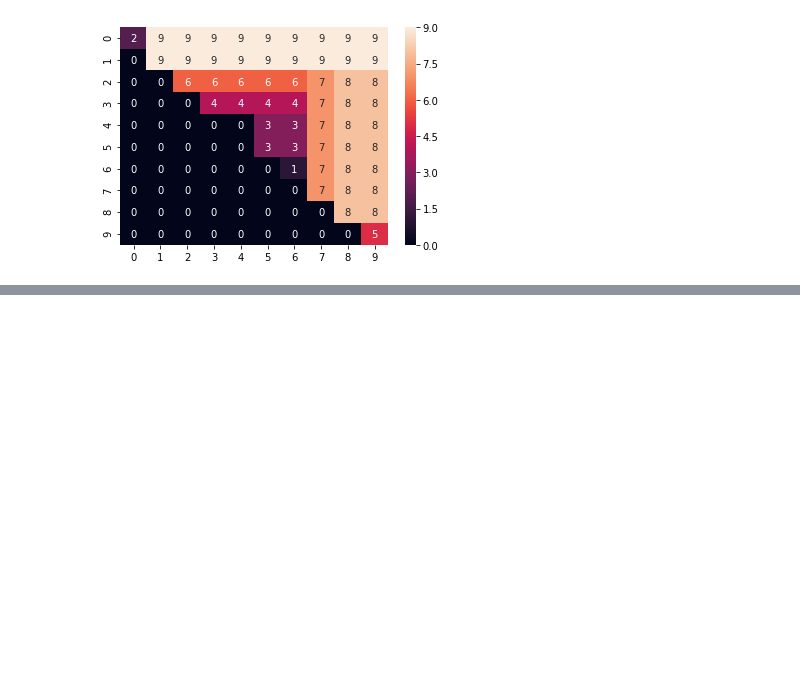
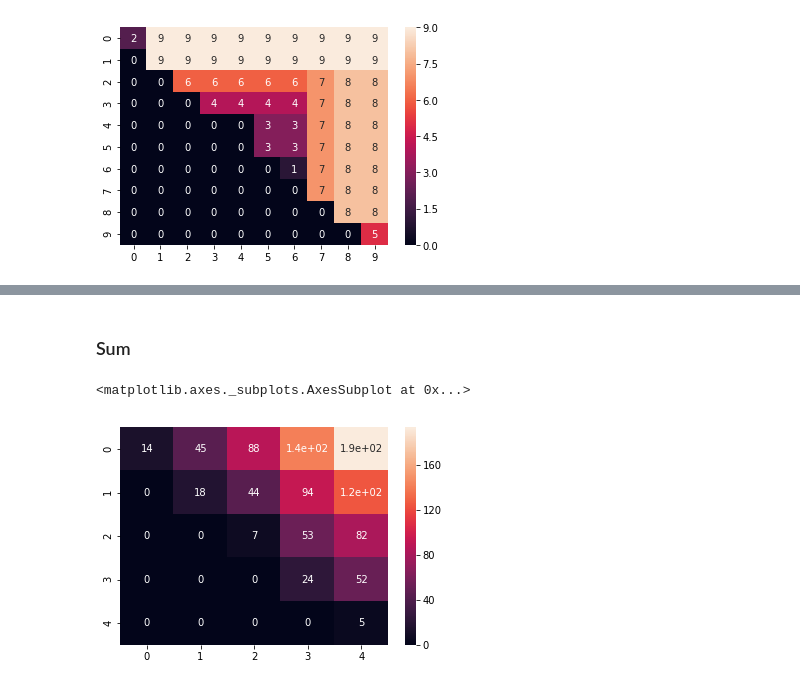
Before and after one commit to phageghost/PEAS, a Jupyter notebook: test_scoring.ipynb, the cells around one changed output, grey strips where cells are left out. Cells and saved outputs as stored; diff of their text form; code cells hidden in the pictures; blank space fills up the shorter version.

```diff
--- a/test_scoring.ipynb
+++ b/test_scoring.ipynb
@@ -51,0 +80,7 @@ seaborn.heatmap(scoring.compute_max_table_1d(test_vec), annot=True)
+# %% [markdown]
+### Sum
+# %%
+seaborn.heatmap(scoring.compute_sum_table_2d(test_matrix, 0), annot=True)
+# %% [output]
+<matplotlib.axes._subplots.AxesSubplot at 0x...>
+[figure, added]
```
Also changed, not shown: parts of 16 cells of this notebook, 2 other files.
